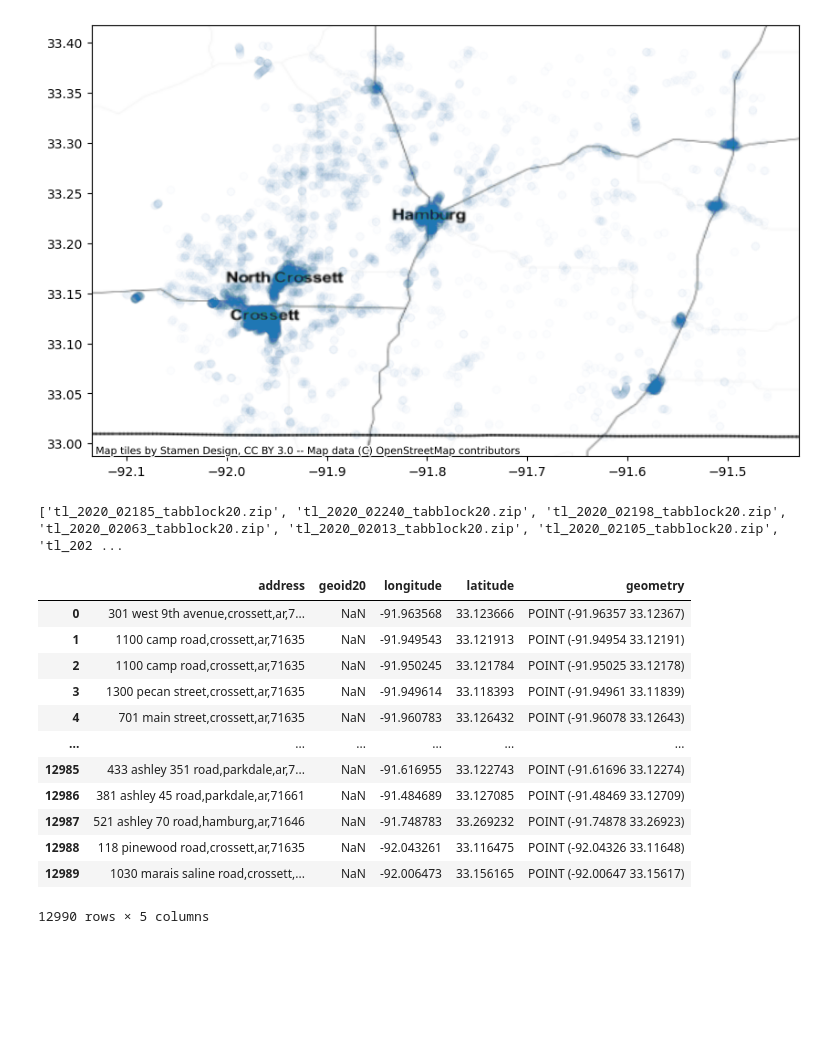
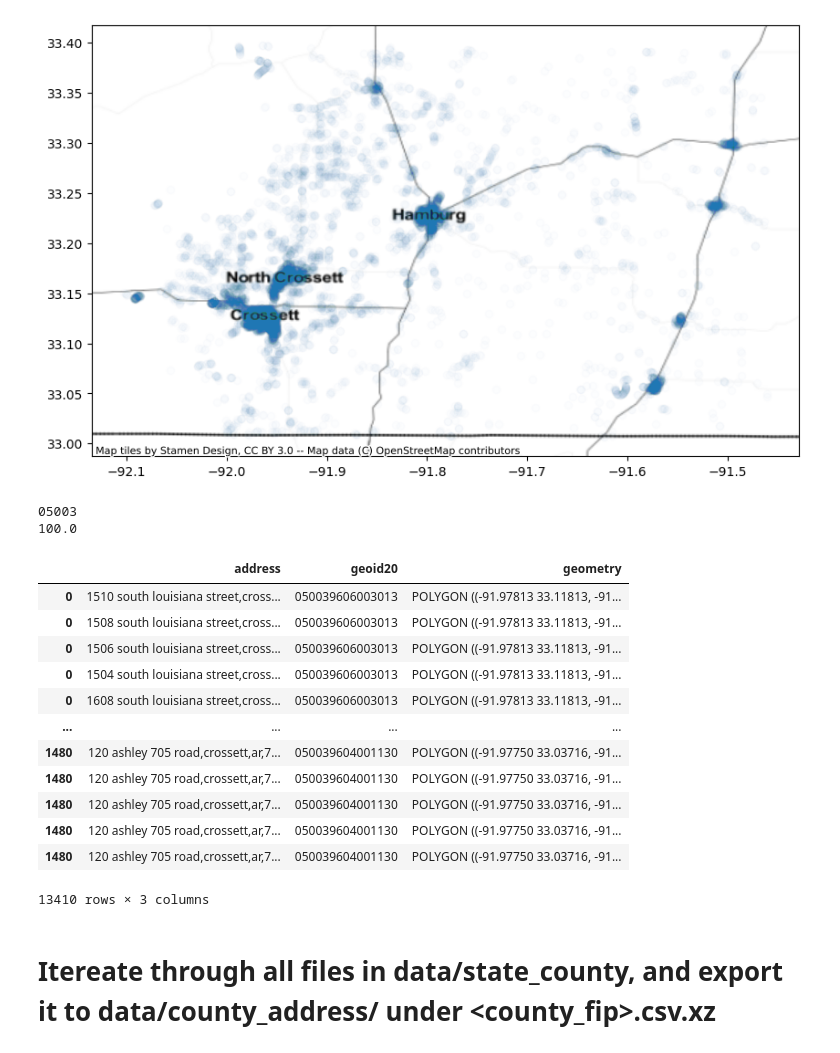
Before and after one commit to uva-bi-sdad/national_address_database, a Jupyter notebook: code/2023-06-19 spatial join address to shape files check.ipynb, the cells around one changed output. Cells and saved outputs as stored; diff of their text form; code cells hidden in the pictures; blank space fills up the shorter version.

```diff
--- a/code/2023-06-19 spatial join address to shape files check.ipynb
+++ b/code/2023-06-19 spatial join address to shape files check.ipynb
@@ -117,7 +138,3 @@ ax = cgdf.plot(figsize=(10, 10), alpha=0.01)
 ctx.add_basemap(ax, zoom=10, crs=cgdf.crs.to_string(), source=ctx.providers.Stamen.Toner)
 # %% [output]
 [figure]
-# %%
-print(state_shape_files)
-# %% [output]
-['tl_2020_02185_tabblock20.zip', 'tl_2020_02240_tabblock20.zip', 'tl_2020_02198_tabblock20.zip', 'tl_2020_02063_tabblock20.zip', 'tl_2020_02013_tabblock20.zip', 'tl_2020_02105_tabblock20.zip', 'tl_202 ...
@@ -129,17 +141,25 @@ ctx.add_basemap(ax, zoom=10, crs=state_df.crs.to_string(), source=ctx.providers.
-# %%
-df = main('02', cgdf, input_shapefile_dir)
-df
-# %% [output]
-|  | address | geoid20 | longitude | latitude | geometry |
-| 0 | 301 west 9th avenue,crossett,ar,7... | NaN | -91.963568 | 33.123666 | POINT (-91.96357 33.12367) |
-| 1 | 1100 camp road,crossett,ar,71635 | NaN | -91.949543 | 33.121913 | POINT (-91.94954 33.12191) |
-| 2 | 1100 camp road,crossett,ar,71635 | NaN | -91.950245 | 33.121784 | POINT (-91.95025 33.12178) |
-| 3 | 1300 pecan street,crossett,ar,71635 | NaN | -91.949614 | 33.118393 | POINT (-91.94961 33.11839) |
-| 4 | 701 main street,crossett,ar,71635 | NaN | -91.960783 | 33.126432 | POINT (-91.96078 33.12643) |
-| ... | ... | ... | ... | ... | ... |
-| 12985 | 433 ashley 351 road,parkdale,ar,7... | NaN | -91.616955 | 33.122743 | POINT (-91.61696 33.12274) |
-| 12986 | 381 ashley 45 road,parkdale,ar,71661 | NaN | -91.484689 | 33.127085 | POINT (-91.48469 33.12709) |
-| 12987 | 521 ashley 70 road,hamburg,ar,71646 | NaN | -91.748783 | 33.269232 | POINT (-91.74878 33.26923) |
-| 12988 | 118 pinewood road,crossett,ar,71635 | NaN | -92.043261 | 33.116475 | POINT (-92.04326 33.11648) |
-| 12989 | 1030 marais saline road,crossett,... | NaN | -92.006473 | 33.156165 | POINT (-92.00647 33.15617) |
-12990 rows × 5 columns
+# %%
+lat_lon_df, sf, coverage = main('05', cgdf, input_shapefile_dir)
+print(sf)
+print(coverage)
+# %% [output]
+05003
+100.0
+# %%
+lat_lon_df
+# %% [output]
+|  | address | geoid20 | geometry |
+| 0 | 1510 south louisiana street,cross... | 050039606003013 | POLYGON ((-91.97813 33.11813, -91... |
+| 0 | 1508 south louisiana street,cross... | 050039606003013 | POLYGON ((-91.97813 33.11813, -91... |
+| 0 | 1506 south louisiana street,cross... | 050039606003013 | POLYGON ((-91.97813 33.11813, -91... |
+| 0 | 1504 south louisiana street,cross... | 050039606003013 | POLYGON ((-91.97813 33.11813, -91... |
+| 0 | 1608 south louisiana street,cross... | 050039606003013 | POLYGON ((-91.97813 33.11813, -91... |
+| ... | ... | ... | ... |
+| 1480 | 120 ashley 705 road,crossett,ar,7... | 050039604001130 | POLYGON ((-91.97750 33.03716, -91... |
+| 1480 | 120 ashley 705 road,crossett,ar,7... | 050039604001130 | POLYGON ((-91.97750 33.03716, -91... |
+| 1480 | 120 ashley 705 road,crossett,ar,7... | 050039604001130 | POLYGON ((-91.97750 33.03716, -91... |
+| 1480 | 120 ashley 705 road,crossett,ar,7... | 050039604001130 | POLYGON ((-91.97750 33.03716, -91... |
+| 1480 | 120 ashley 705 road,crossett,ar,7... | 050039604001130 | POLYGON ((-91.97750 33.03716, -91... |
+13410 rows × 3 columns
+# %% [markdown]
+# Itereate through all files in data/state_county, and export it to data/county_address/ under <county_fip>.csv.xz
```
Also changed, not shown: parts of 10 cells of this notebook, 2 other files.
